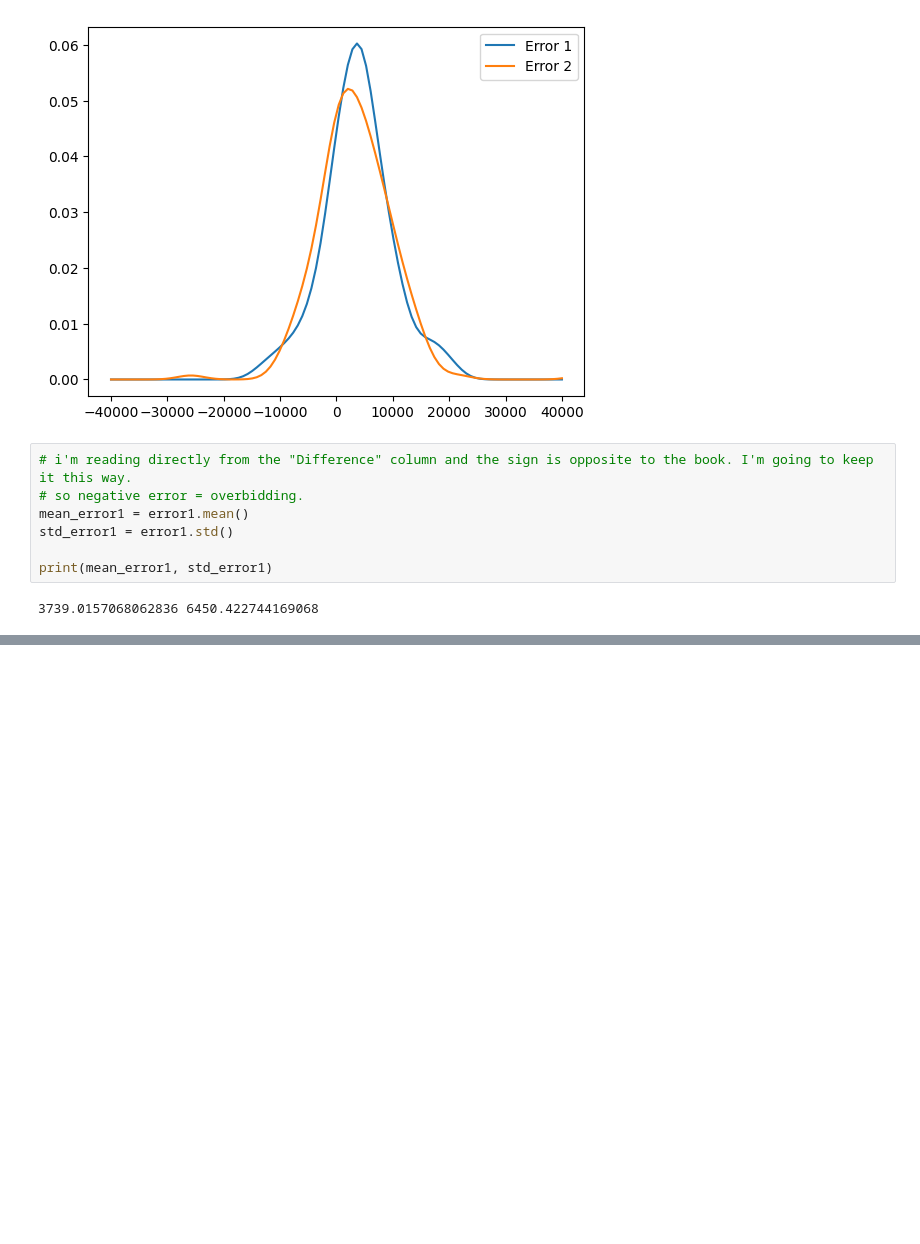
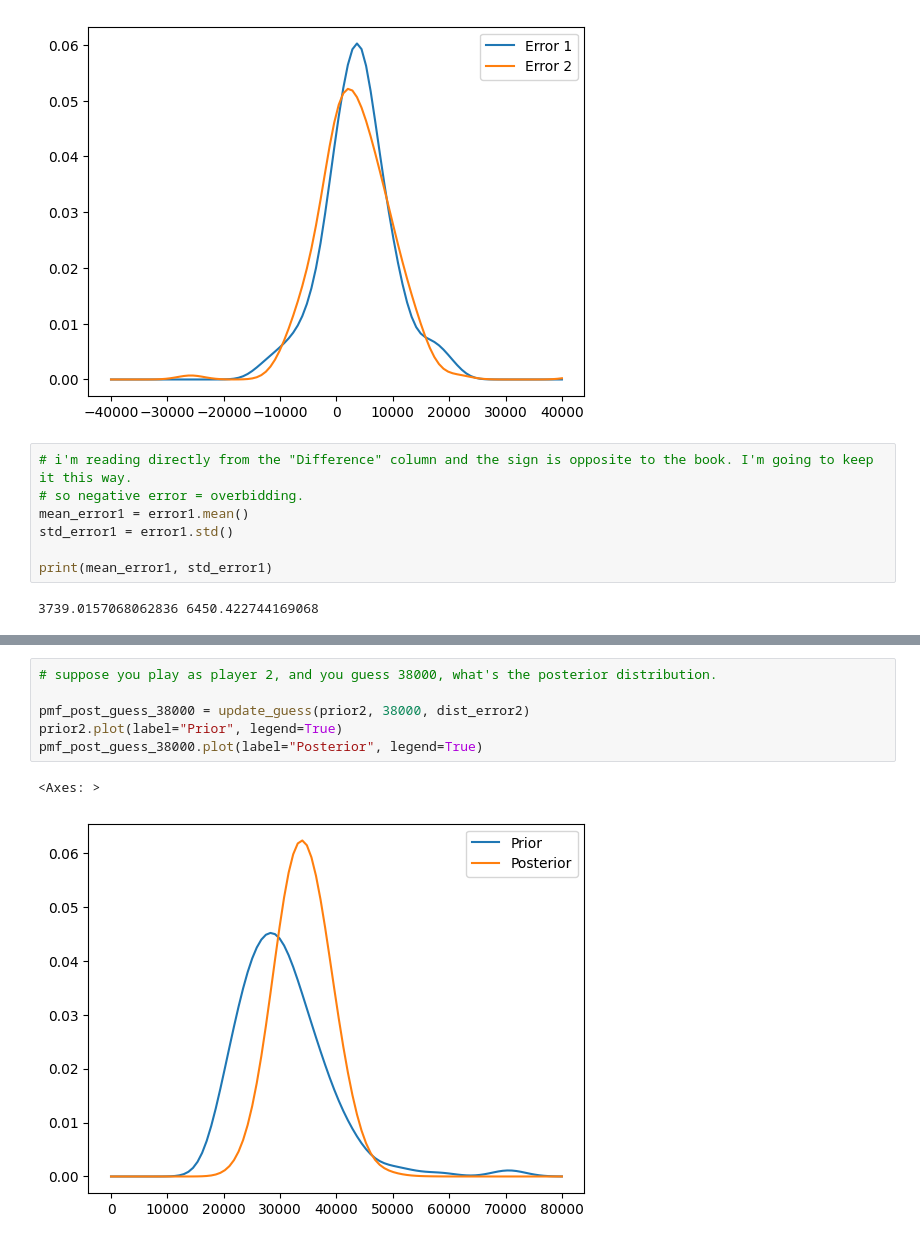
Before and after one commit to shouya/thinking-dumps, a Jupyter notebook: think-bayes/09-decision-analysis.ipynb, the cells around one changed output, grey strips where cells are left out. Drawn from its saved outputs; the diff is of its cells as text; blank space fills up the shorter version.

```diff
--- a/think-bayes/09-decision-analysis.ipynb
+++ b/think-bayes/09-decision-analysis.ipynb
@@ -79,0 +93,9 @@ def update_guess(prior, guess, error):
+# %%
+# suppose you play as player 2, and you guess 38000, what's the posterior distribution.
+
+pmf_post_guess_38000 = update_guess(prior2, 38000, dist_error2)
+prior2.plot(label="Prior", legend=True)
+pmf_post_guess_38000.plot(label="Posterior", legend=True)
+# %% [output]
+<Axes: >
+[figure, added]
```
Also changed, not shown: parts of 24 cells of this notebook, 1 other file.
